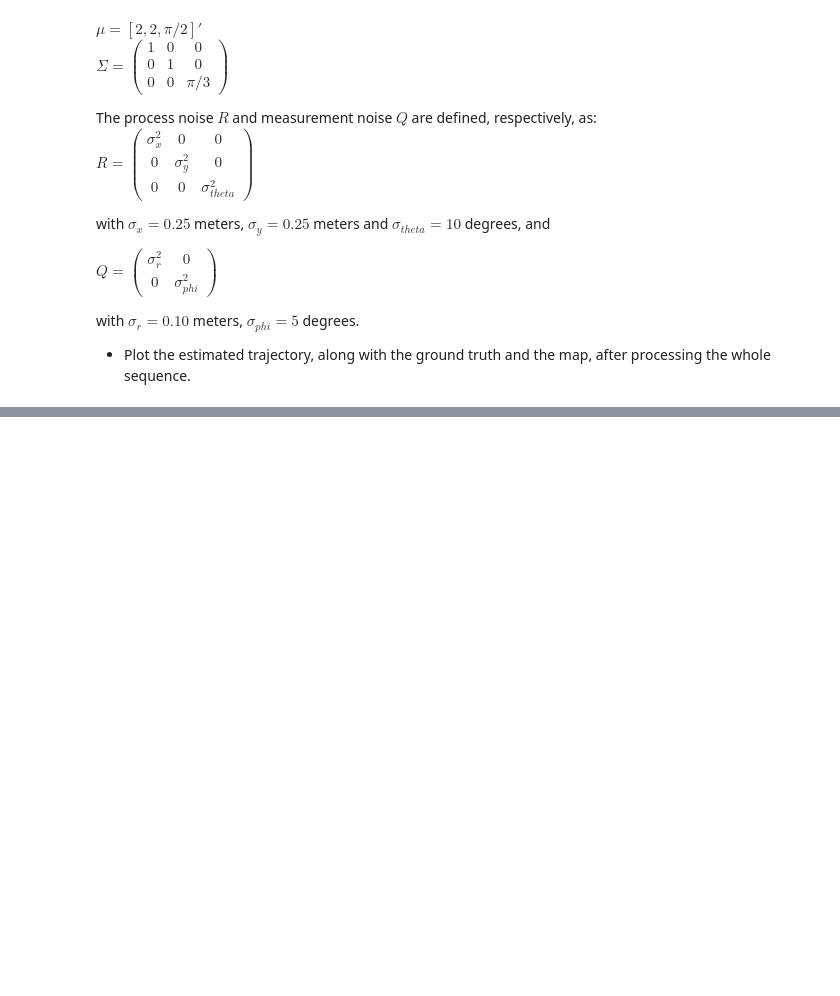
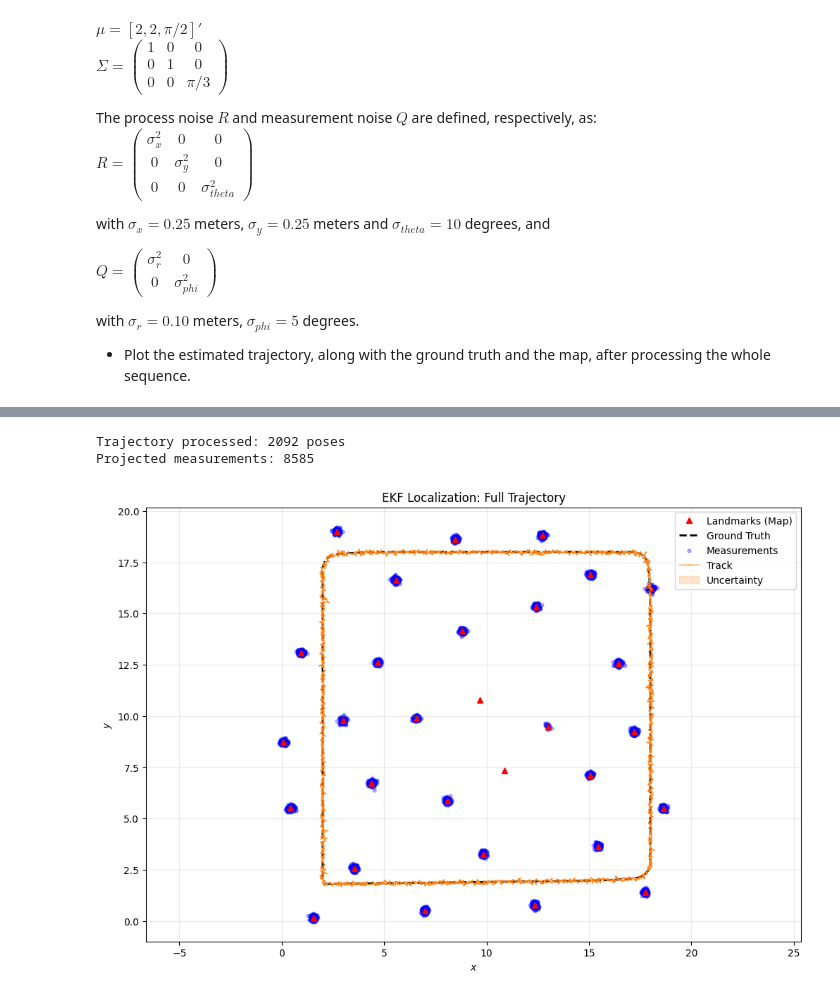
Before and after one commit to paugiron/APMR_A1, a Jupyter notebook: A1/13_ekf_localization/13_ekf_localization.ipynb, the cells around one changed output, grey strips where cells are left out. Cells and saved outputs as stored; diff of their text form; code cells hidden in the pictures; blank space fills up the shorter version.

Commit message:
ekf localization + additional plots

```diff
--- a/A1/13_ekf_localization/13_ekf_localization.ipynb
+++ b/A1/13_ekf_localization/13_ekf_localization.ipynb
@@ -217,0 +260,52 @@ raise NotImplementedError()
+# %%
+# Write here the code to process the full trajectory
+
+# YOUR CODE HERE
+def process_full_trajectory(data, mu0, S0, R, Q, M):
+    """Run EKF over all timesteps and return trajectory, covariances and projected measurements."""
+    estim_traj = []
+    estim_cov = []
+    meas_points = []
+
+    mu = np.array(mu0, dtype=np.float64).reshape(3,)
+    S = np.array(S0, dtype=np.float64).reshape(3, 3)
+
+    estim_traj.append(mu.copy())
+    estim_cov.append(S.copy())
+
+    for i in range(1, len(data['odom'])):
+        u_t = [data['odom'][i-1], data['odom'][i]]
+        z_t = data['z'][i]
+
+        # EKF predict + correct
+        mu_bar, S_bar = ekf_predict(mu.reshape(3, 1), S, u_t, R)
+        mu, S = ekf_correct(mu_bar, S_bar, z_t, Q, M)
+
+        mu = np.array(mu, dtype=np.float64).reshape(3,)
+        S = np.array(S, dtype=np.float64).reshape(3, 3)
+
+        estim_traj.append(mu.copy())
+        estim_cov.append(S.copy())
+
+        # Project each range-bearing measurement to global frame
+        for k in range(z_t.shape[1]):
+            rho = z_t[0, k]
+            phi = z_t[1, k]
+            mx = mu[0] + rho * np.cos(mu[2] + phi)
+            my = mu[1] + rho * np.sin(mu[2] + phi)
+            meas_points.append([mx, my])
+
+    return np.array(estim_traj), estim_cov, np.array(meas_points)
+
+
+mu0 = mu.copy()
+S0 = S.copy()
+
+# Process once (as requested in Localization task)
+estim_coords, estim_cov, meas_coords = process_full_trajectory(data, mu0, S0, R, Q, M)
+print('Trajectory processed:', len(estim_coords), 'poses')
+print('Projected measurements:', len(meas_coords))
+# -----
+# %% [output]
+Trajectory processed: 2092 poses
+Projected measurements: 8585
@@ -217,0 +414,22 @@ raise NotImplementedError()
+# %%
+# Experiment 1: full trajectory view
+draw_ekf_result(
+    M=M,
+    gt_traj=gt_traj,
+    estim_coords=estim_coords,
+    estim_cov=estim_cov,
+    meas_coords=meas_coords,
+    title='EKF Localization: Full Trajectory',
+    traj_step=1,
+    meas_step=1,
+    start_idx=0,
+    end_idx=None,
+    ellipse_stride=50,
+    ellipse_scale=1.0,
+    track_lw=0.8,
+    track_ms=0.5,
+    meas_alpha=0.30,
+    ellipse_alpha=0.20
+)
+# %% [output]
+[figure, added]
```
Also changed, not shown: parts of 12 cells of this notebook, 2 other files.
